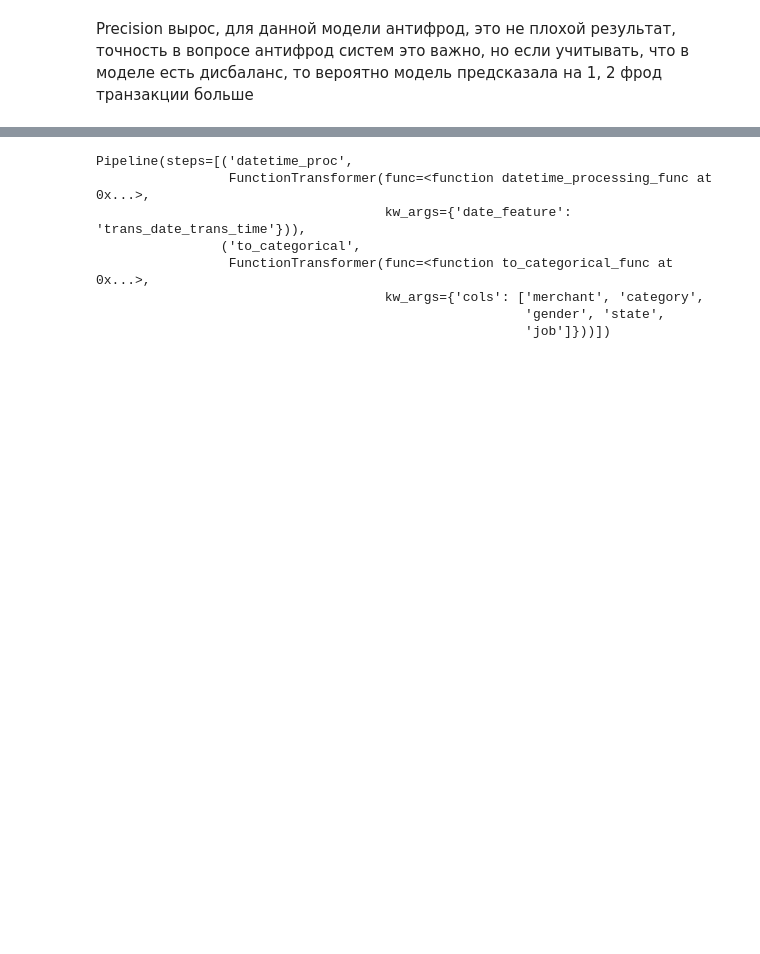
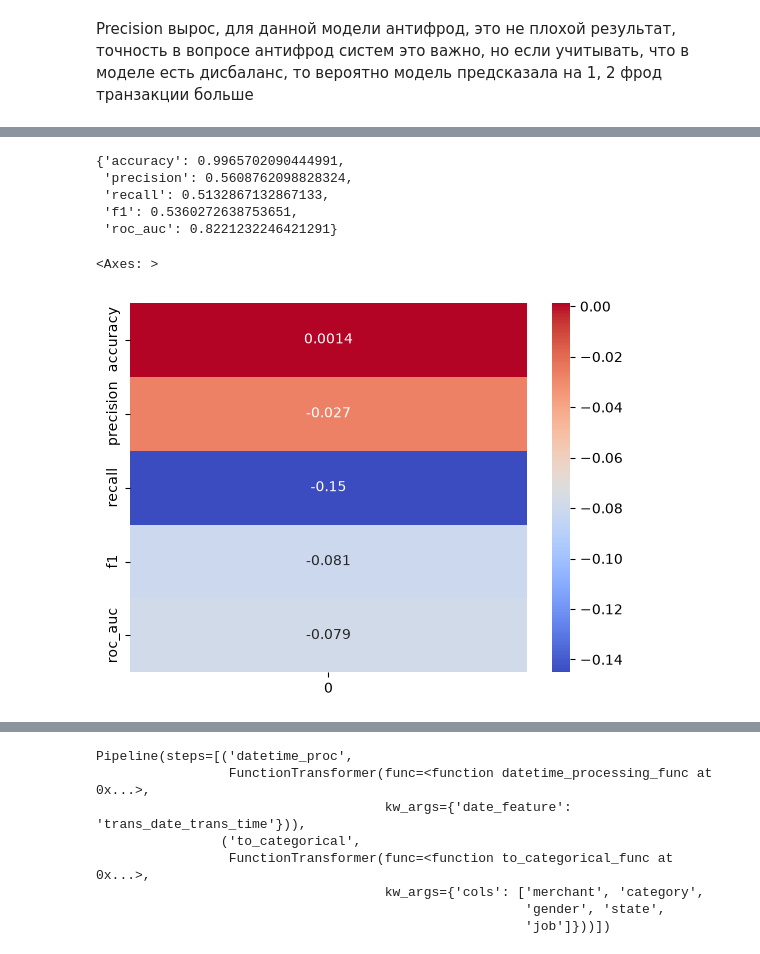
Before and after one commit to MaksaTaksa/Classification-Antifraud, a Jupyter notebook: improvments.ipynb, the cells around one changed output, grey strips where cells are left out. Drawn from its saved outputs; the diff is of its cells as text; code cells hidden in the pictures; blank space fills up the shorter version.

```diff
--- a/improvments.ipynb
+++ b/improvments.ipynb
@@ -307,0 +299,18 @@ check_df[(check_df["mask"] == False) & (check_df["is_fraud"] == 1)].shape
+# %%
+def length_func(df, beginning_point_coords, end_point_coords):
+   length = np.sqrt((df[end_point_coords[0]] - df[beginning_point_coords[0]])**2 + (df[end_point_coords[1]] - df[beginning_point_coords[1]])**2)
+   df["length"] = length
+   return df
+# %%
+length_func_transformer = FunctionTransformer(length_func, kw_args={"beginning_point_coords" : ["lat", "long"], "end_point_coords" : ["merch_lat", "merch_long"]})
+# %%
+pipe1 = clone(pipe_prev)
+pipe1.steps.insert(1, ("length_transform", length_func_transformer))
+
+X_train_proc = pipe1.fit_transform(X_train, y_train)
+
+X_test_proc = pipe1.transform(X_test)
+
+model.fit(X_train_proc, y_train)
+
+result_metrics_4 = metrics_calcute(model, X_train_proc, y_train, X_test_proc, y_test)
@@ -307,0 +334,18 @@ check_df[(check_df["mask"] == False) & (check_df["is_fraud"] == 1)].shape
+# %%
+result_metrics_4
+# %% [output]
+{'accuracy': 0.9965702090444991,
+ 'precision': 0.5608762098828324,
+ 'recall': 0.5132867132867133,
+ 'f1': 0.5360272638753651,
+ 'roc_auc': 0.8221232246421291}
+# %%
+models_diff = {}
+
+for key, vl in result_metrics_4.items():
+    models_diff[key] = vl - prev_metrics[key]
+# %%
+sns.heatmap(pd.Series(models_diff).to_frame(), cmap = "coolwarm", annot = True)
+# %% [output]
+<Axes: >
+[figure, added]
```
Also changed, not shown: parts of 37 cells of this notebook, 2 other files.
